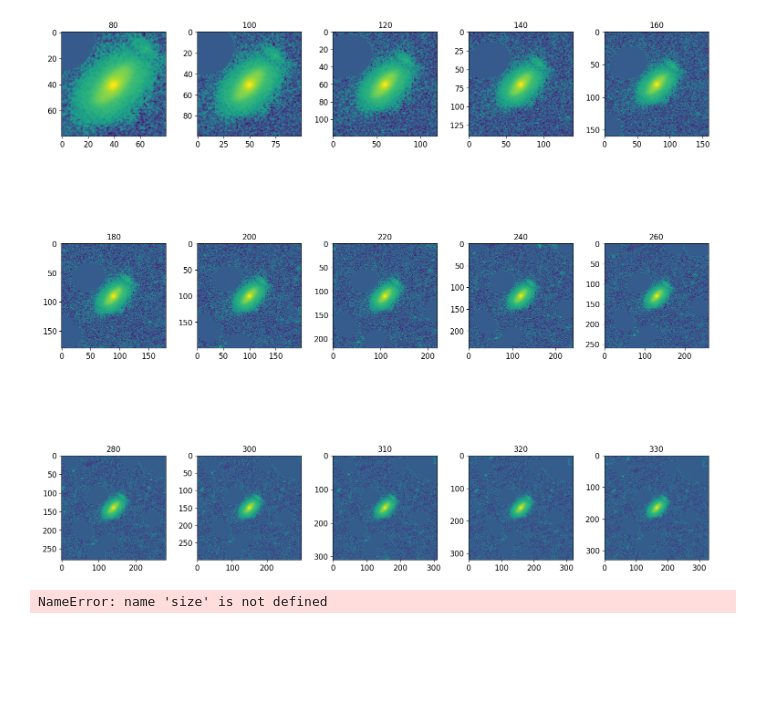
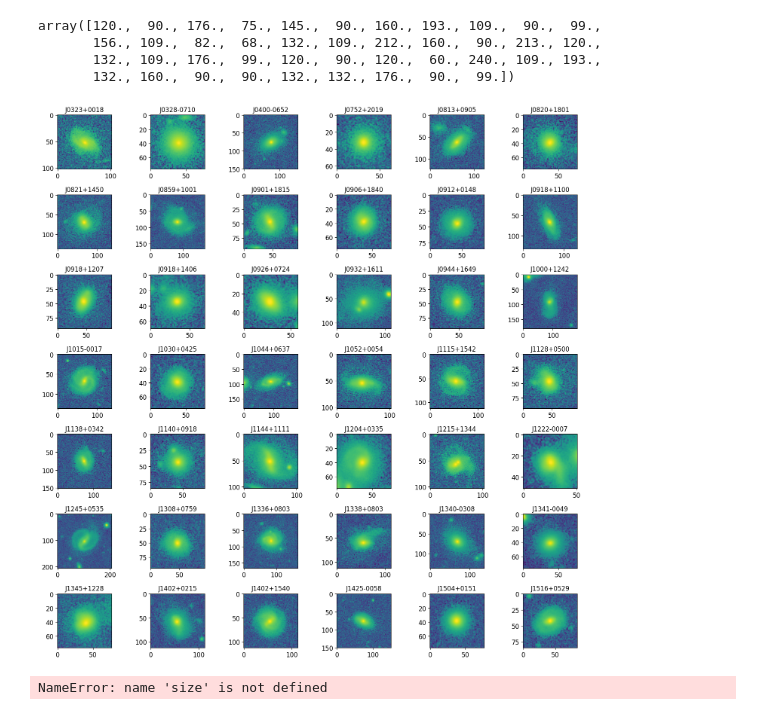
Before and after one commit to insepien/dualAGN, a Jupyter notebook: scrap_notebooks/get_box_size.ipynb, the cells around one changed output. Saved outputs shown, nothing was run; the diff lists cells and outputs as text; code cells hidden in the pictures; blank space fills up the shorter version.

Commit message:
update cutout and fit, plot fit

```diff
--- a/scrap_notebooks/get_box_size.ipynb
+++ b/scrap_notebooks/get_box_size.ipynb
@@ -169,5 +171,6 @@ def save_pkl(filename):
     with open(os.path.expanduser(outpath+filename), "wb") as f:
         pickle.dump(datasave,f)
 # %%
-size,images,skies = get_data("J0813+0905")
-print(size[0],size[-1],len(size))
+allfile = sorted([f for f in os.listdir("/home/insepien/agn-result/box/final_cut")])
+images = [fits.getdata("/home/insepien/agn-result/box/final_cut/"+allfile[i]) for i in range(42)]
+_, isolists_norm = make_isophotes(images[0:5],sma0=20)
@@ -176,3 +184,12 @@ print(size[0],size[-1],len(size))
+# %%
+#last_sma = np.array([isolists_norm[i].sma[-1] for i in range(42)])
+cutSizes = np.round(last_sma*1.4*2)
+cutSizes
+# %% [output]
+array([120.,  90., 176.,  75., 145.,  90., 160., 193., 109.,  90.,  99.,
+       156., 109.,  82.,  68., 132., 109., 212., 160.,  90., 213., 120.,
+       132., 109., 176.,  99., 120.,  90., 120.,  60., 240., 109., 193.,
+       132., 160.,  90.,  90., 132., 132., 176.,  90.,  99.])
 # %%
 # make masked images
 masked_images= []
@@ -183,14 +200,14 @@ for i in range(len(size)):
     masked_images.append(masked_image)
     peak_tbls.append(peak_tbl)
 # %%
-fig,ax = plt.subplots(3,5,figsize=(15,15))
+fig,ax = plt.subplots(7,6,figsize=(15,15))
 ax = ax.ravel()
-[ax[i].imshow(ims21[i],norm='symlog') for i in range(len(ax))]
-[ax[i].set_title(size[i]) for i in range(len(ax))]
+[ax[i].imshow(images[i],norm='symlog') for i in range(len(ax))]
+[ax[i].set_title(allfile[i][:10]) for i in range(len(ax))]
 fig.tight_layout();
-#[plot_isophotes(ax[i],masked_images[i],isolists_norm[i]) for i in range(len(ax))];
+#[plot_isophotes(ax[i],isolists_norm[i]) for i in range(len(ax))];
 # %% [output]
-[figure, old version]
+[figure, new version]
 # %%
 with open(os.path.expanduser(outpath+"J0813+0905_iso_r15.pkl"),"rb") as f:
     d15 = pickle.load(f)
```
Also changed, not shown: parts of 3 cells of this notebook, 16 other files.
